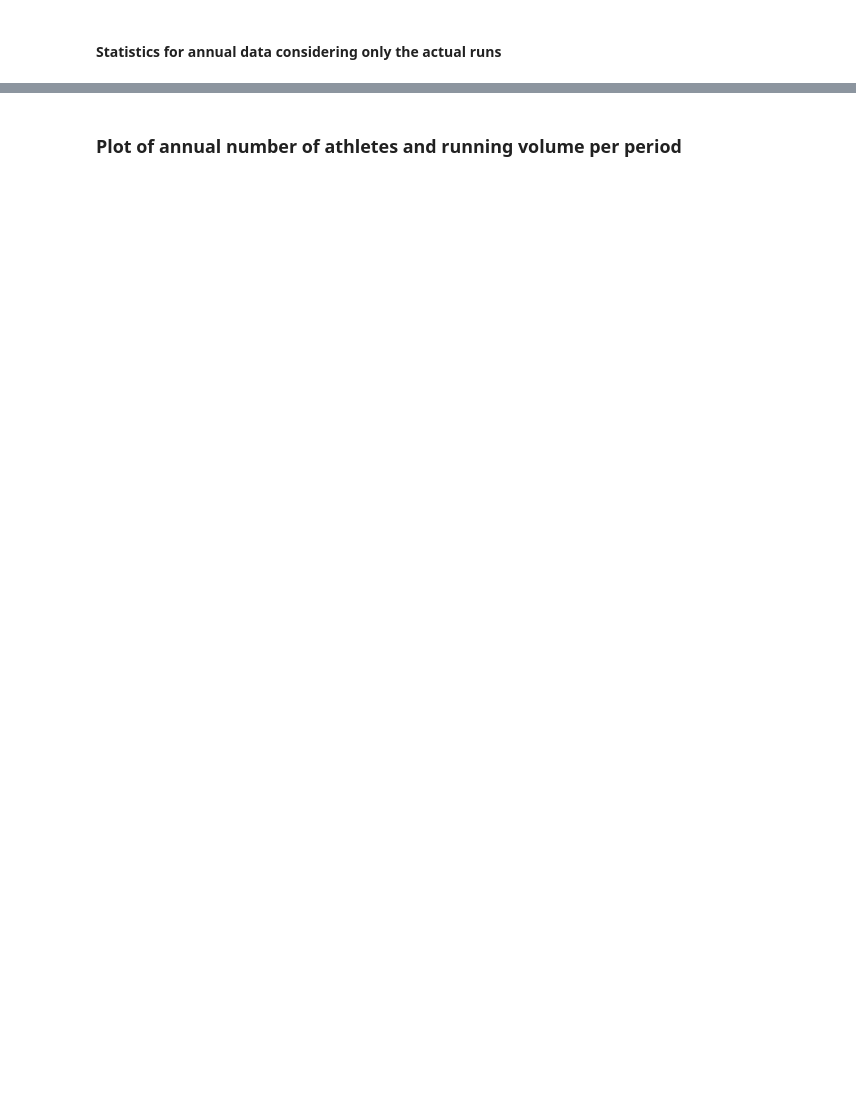
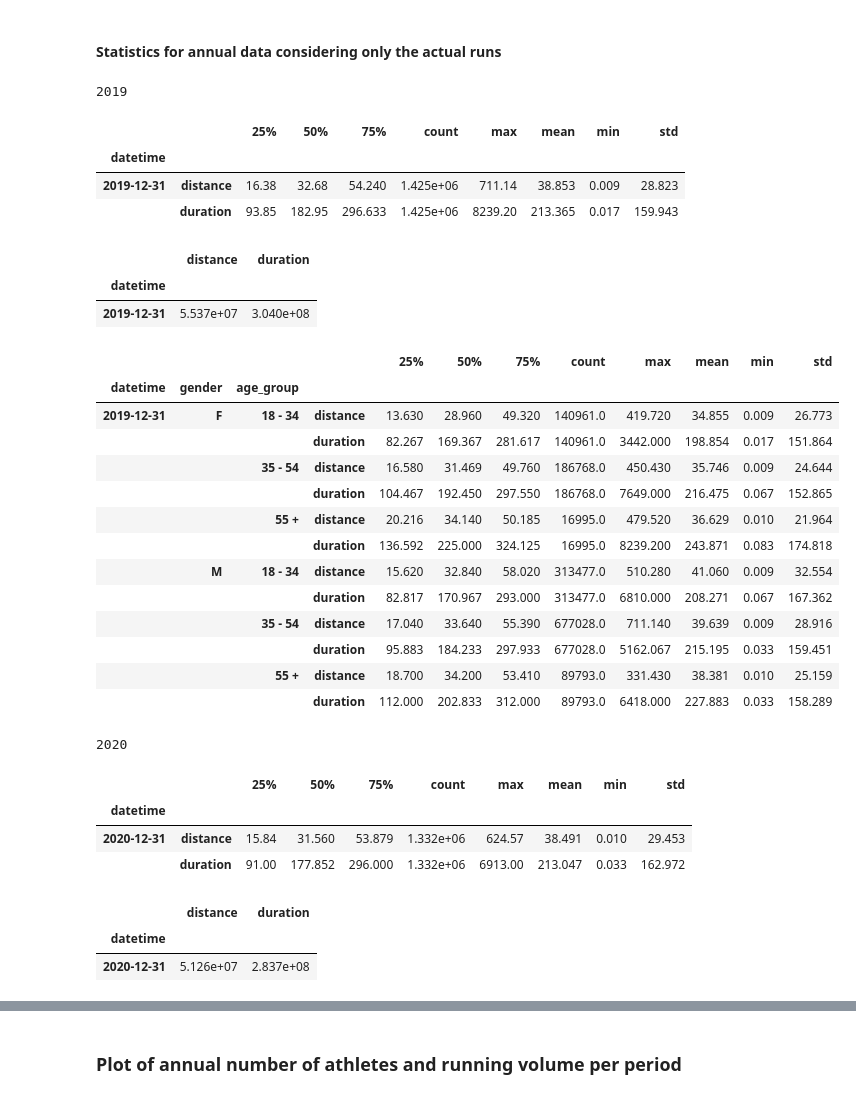
Before and after one commit to BMClab/covid19, a Jupyter notebook: analysis/run_2019_2020.ipynb, the cells around one changed output, grey strips where cells are left out. Drawn from its saved outputs; the diff is of its cells as text; code cells hidden in the pictures; blank space fills up the shorter version.

```diff
--- a/analysis/run_2019_2020.ipynb
+++ b/analysis/run_2019_2020.ipynb
@@ -639,9 +711,42 @@ for year in years:
 # %%
 grouper = pd.Grouper(axis=0, freq='y', sort=True)
 for year in years:
     print(year)
     display(dfs_no0[year, freq][['distance', 'duration']
                                ].groupby(grouper).describe().stack(level=0))
+    display(dfs_no0[year, freq][['distance', 'duration']
+                               ].groupby(grouper).sum())
     display(dfs_no0[year, freq][['gender', 'age_group', 'distance', 'duration']
                                ].groupby([grouper, 'gender', 'age_group']
                                          ).describe().stack(level=0))
+# %% [output]
+2019
+|  |  | 25% | 50% | 75% | count | max | mean | min | std |
+| datetime |  |  |  |  |  |  |  |  |  |
+| 2019-12-31 | distance | 16.38 | 32.68 | 54.240 | 1.425e+06 | 711.14 | 38.853 | 0.009 | 28.823 |
+|  | duration | 93.85 | 182.95 | 296.633 | 1.425e+06 | 8239.20 | 213.365 | 0.017 | 159.943 |
+|  | distance | duration |
+| datetime |  |  |
+| 2019-12-31 | 5.537e+07 | 3.040e+08 |
+|  |  |  |  | 25% | 50% | 75% | count | max | mean | min | std |
+| datetime | gender | age_group |  |  |  |  |  |  |  |  |  |
+| 2019-12-31 | F | 18 - 34 | distance | 13.630 | 28.960 | 49.320 | 140961.0 | 419.720 | 34.855 | 0.009 | 26.773 |
+|  |  |  | duration | 82.267 | 169.367 | 281.617 | 140961.0 | 3442.000 | 198.854 | 0.017 | 151.864 |
+|  |  | 35 - 54 | distance | 16.580 | 31.469 | 49.760 | 186768.0 | 450.430 | 35.746 | 0.009 | 24.644 |
+|  |  |  | duration | 104.467 | 192.450 | 297.550 | 186768.0 | 7649.000 | 216.475 | 0.067 | 152.865 |
+|  |  | 55 + | distance | 20.216 | 34.140 | 50.185 | 16995.0 | 479.520 | 36.629 | 0.010 | 21.964 |
+|  |  |  | duration | 136.592 | 225.000 | 324.125 | 16995.0 | 8239.200 | 243.871 | 0.083 | 174.818 |
+|  | M | 18 - 34 | distance | 15.620 | 32.840 | 58.020 | 313477.0 | 510.280 | 41.060 | 0.009 | 32.554 |
+|  |  |  | duration | 82.817 | 170.967 | 293.000 | 313477.0 | 6810.000 | 208.271 | 0.067 | 167.362 |
+|  |  | 35 - 54 | distance | 17.040 | 33.640 | 55.390 | 677028.0 | 711.140 | 39.639 | 0.009 | 28.916 |
+|  |  |  | duration | 95.883 | 184.233 | 297.933 | 677028.0 | 5162.067 | 215.195 | 0.033 | 159.451 |
+|  |  | 55 + | distance | 18.700 | 34.200 | 53.410 | 89793.0 | 331.430 | 38.381 | 0.010 | 25.159 |
+|  |  |  | duration | 112.000 | 202.833 | 312.000 | 89793.0 | 6418.000 | 227.883 | 0.033 | 158.289 |
+2020
+|  |  | 25% | 50% | 75% | count | max | mean | min | std |
+| datetime |  |  |  |  |  |  |  |  |  |
+| 2020-12-31 | distance | 15.84 | 31.560 | 53.879 | 1.332e+06 | 624.57 | 38.491 | 0.010 | 29.453 |
+|  | duration | 91.00 | 177.852 | 296.000 | 1.332e+06 | 6913.00 | 213.047 | 0.033 | 162.972 |
+|  | distance | duration |
+| datetime |  |  |
+| 2020-12-31 | 5.126e+07 | 2.837e+08 |
```
Also changed, not shown: parts of 26 cells of this notebook, 1 other file.
